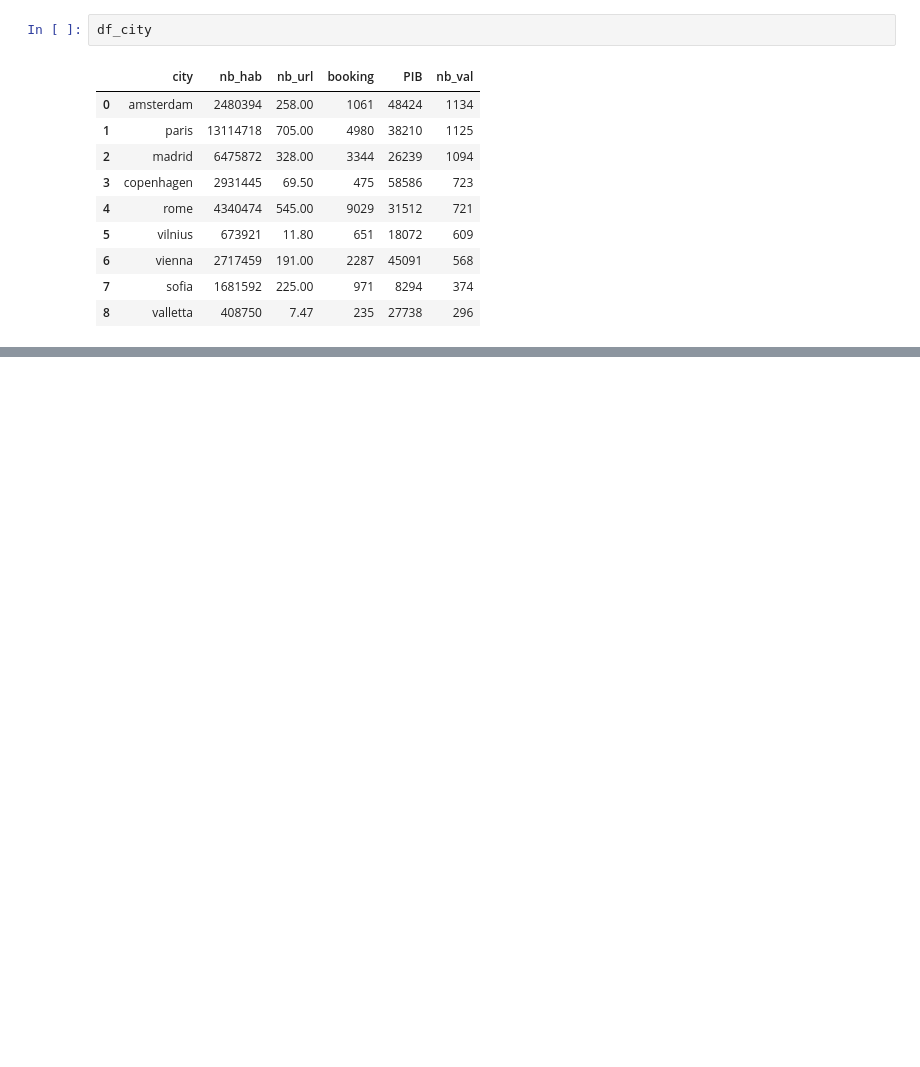
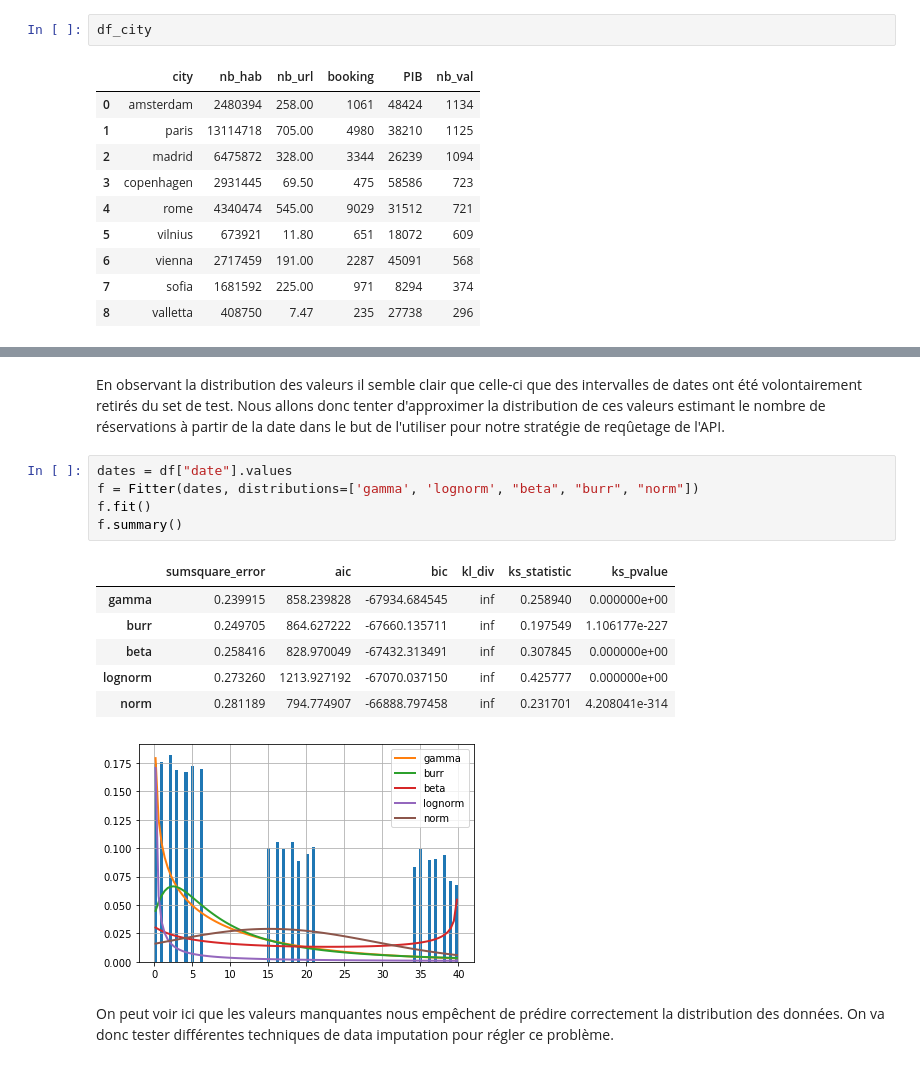
Before and after one commit to RemyLpr/defi_ia, a Jupyter notebook: analyse_explo/test_set_analysis.ipynb, the cells around one changed output, grey strips where cells are left out. Drawn from its saved outputs; the diff is of its cells as text; blank space fills up the shorter version.

```diff
--- a/analyse_explo/test_set_analysis.ipynb
+++ b/analyse_explo/test_set_analysis.ipynb
@@ -83,0 +116,17 @@ df_city
+# %% [markdown]
+En observant la distribution des valeurs il semble clair que celle-ci que des intervalles de dates ont été volontairement retirés du set de test. Nous allons donc tenter d'approximer la distribution de ces valeurs estimant le nombre de réservations à partir de la date dans le but de l'utiliser pour notre stratégie de reqûetage de l'API.
+# %%
+dates = df["date"].values
+f = Fitter(dates, distributions=['gamma', 'lognorm', "beta", "burr", "norm"])
+f.fit()
+f.summary()
+# %% [output]
+|  | sumsquare_error | aic | bic | kl_div | ks_statistic | ks_pvalue |
+| gamma | 0.239915 | 858.239828 | -67934.684545 | inf | 0.258940 | 0.000000e+00 |
+| burr | 0.249705 | 864.627222 | -67660.135711 | inf | 0.197549 | 1.106177e-227 |
+| beta | 0.258416 | 828.970049 | -67432.313491 | inf | 0.307845 | 0.000000e+00 |
+| lognorm | 0.273260 | 1213.927192 | -67070.037150 | inf | 0.425777 | 0.000000e+00 |
+| norm | 0.281189 | 794.774907 | -66888.797458 | inf | 0.231701 | 4.208041e-314 |
+[figure, added]
+# %% [markdown]
+On peut voir ici que les valeurs manquantes nous empêchent de prédire correctement la distribution des données. On va donc tester différentes techniques de data imputation pour régler ce problème.
```
Also changed, not shown: parts of 7 cells of this notebook.
